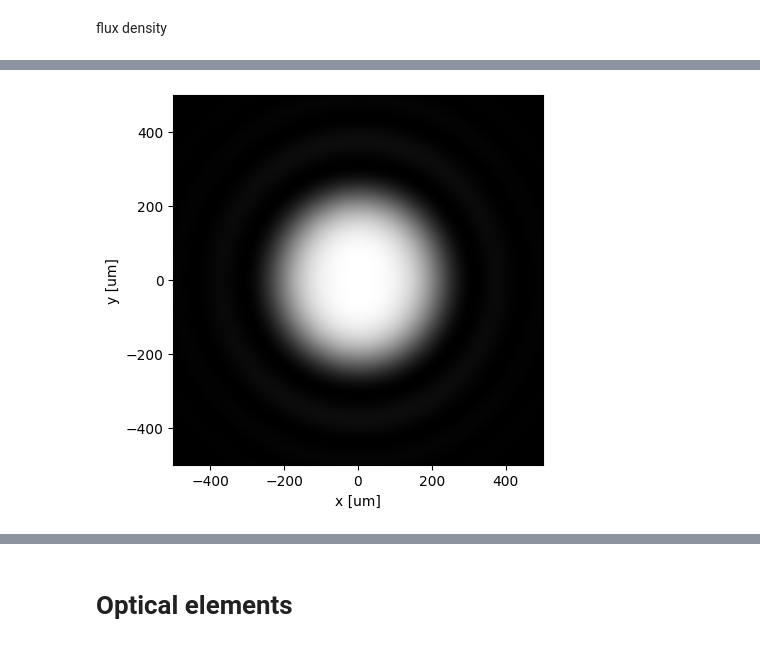
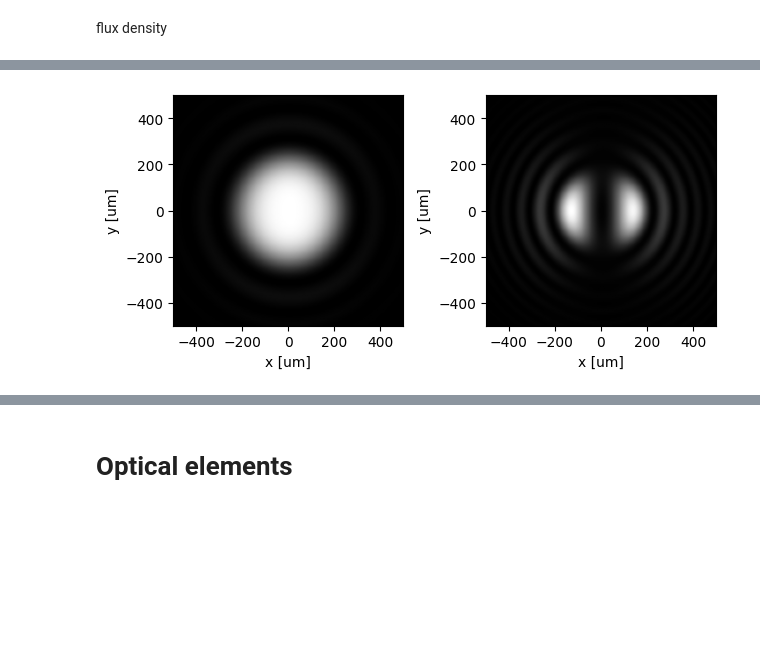
Before and after one commit to lnls-ids/SR-Wave-optics, a Jupyter notebook: srwave/docs/usage.ipynb, the cells around one changed output, grey strips where cells are left out. Cells and saved outputs as stored; diff of their text form; code cells hidden in the pictures; blank space fills up the shorter version.

```diff
--- a/srwave/docs/usage.ipynb
+++ b/srwave/docs/usage.ipynb
@@ -258,3 +328,22 @@ plt.show()
 ## Undulator
 # %% [markdown]
 flux density
+# %%
+und = srwave.Undulator(period_length=50e-3,nr_periods=20,Ky=2,Kx=0)
+fields = srwave.MagnetCnt(magnets=[und],fieldtype='undulator')
+
+w = np.linspace(-5e-4,5e-4,200)
+Eph = und.harmonic_energy(harmn=1,E=3e9,theta=0)
+
+SR = srwave.SynchrotronRadiation(energy=Eph,d=5,x=w,y=w,fields=fields)
+SR.calc_wfr()
+# %%
+arrI, [rangex,rangey] = SR.calc_intensity(coords='xy',energy=SR.wfr.mesh.eStart,X=0,Y=0,polarization='total',calctype='SE')
+xi, xf, nx, yi, yf, ny = *rangex, *rangey
+arrI = np.array(arrI).reshape(ny,nx)
+
+limits = SR.window_limits(unitprefix='u')
+plt.imshow(arrI,cmap='gray',extent=limits)
+plt.ylabel('y [um]')
+plt.xlabel('x [um]')
+plt.show()
@@ -261,21 +356,29 @@ flux density
 # %%
-und = me.Undulator(period_length=50e-3,nr_periods=20,Kv=2,Kh=0)
-fields = me.MagnetCnt(magnets=[und],field_type='undulator')
+und = srwave.Undulator(period_length=50e-3,nr_periods=20,Ky=2,Kx=0)
+fields = srwave.MagnetCnt(magnets=[und],fieldtype='undulator')
 
 w = np.linspace(-5e-4,5e-4,200)
-Eph = und.harmonic_energy(harmn=1,E=3e9,theta=0)
+Eph1 = und.harmonic_energy(harmn=1,E=3e9,theta=0)
+Eph2 = und.harmonic_energy(harmn=2,E=3e9,theta=0)
 
-SR = rs.SynchrotronRadiation(energy=Eph,d=5,x=w,y=w,fields=fields)
-SR.calc_wfr()
+ax1 = plt.subplot(121)
+ax2 = plt.subplot(122)
 
-arrI, [rangex,rangey] = SR.calc_intensity(coords='xy',energy=SR.wfr.mesh.eStart,X=0,Y=0,polarization='total',intType='SE')
-xi, xf, nx, yi, yf, ny = *rangex, *rangey
-arrI = np.array(arrI).reshape(ny,nx)
+for ax, Eph in zip([ax1,ax2],[Eph1,Eph2]):
 
-limits = SR.window_limits() * 1e6
-plt.imshow(arrI,cmap='gray',extent=limits)
-plt.ylabel('y [um]')
-plt.xlabel('x [um]')
+    SR = srwave.SynchrotronRadiation(energy=Eph,d=5,x=w,y=w,fields=fields)
+    SR.calc_wfr()
+
+    arrI, [rangex,rangey] = SR.calc_intensity(coords='xy',energy=SR.wfr.mesh.eStart,X=0,Y=0,polarization='total',calctype='SE')
+    xi, xf, nx, yi, yf, ny = *rangex, *rangey
+    arrI = np.array(arrI).reshape(ny,nx)
+
+    limits = SR.window_limits()
+    ax.imshow(arrI,cmap='gray',extent=limits)
+    ax.set_ylabel('y [um]')
+    ax.set_xlabel('x [um]')
+
+plt.tight_layout()
 plt.show()
 # %% [output]
-[figure, old version]
+[figure, new version]
```
Also changed, not shown: parts of 55 cells of this notebook, 15 other files.
